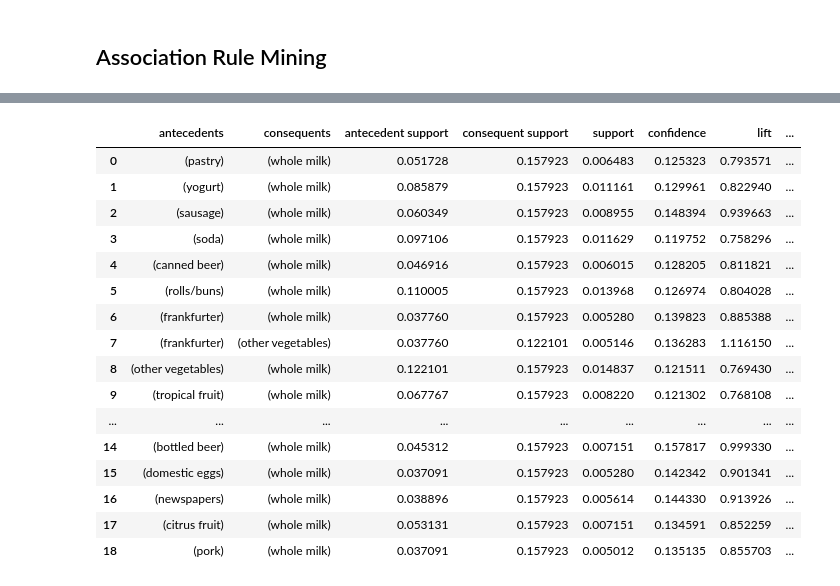
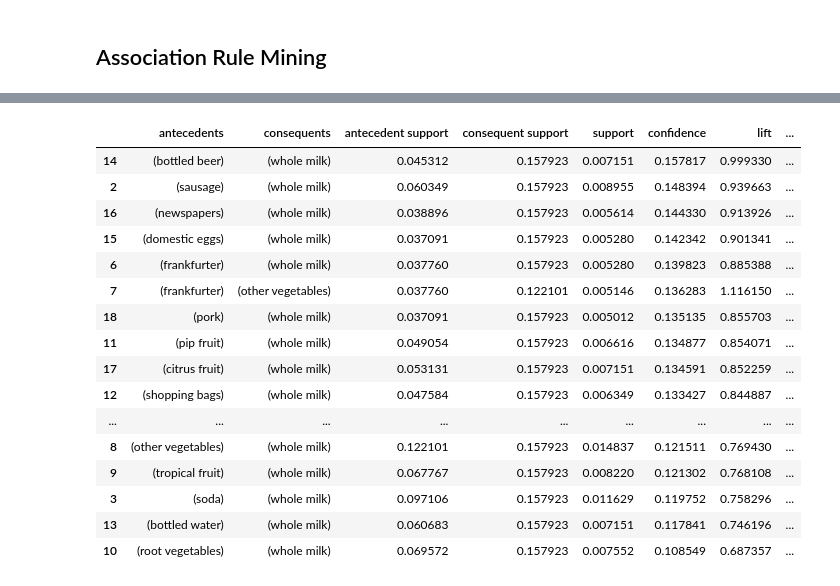
Before and after one commit to GUC-DM/W2020, a Jupyter notebook: lab_content/Lab_09_Complete.ipynb, the cells around one changed output, grey strips where cells are left out. Saved outputs shown, nothing was run; the diff lists cells and outputs as text; code cells hidden in the pictures.

```diff
--- a/lab_content/Lab_09_Complete.ipynb
+++ b/lab_content/Lab_09_Complete.ipynb
@@ -101,5 +134,5 @@ ax.set_ylabel('Count');
 # %%
-enc_df = df.drop_duplicates().pivot(index=['Member_number', 'Date'], columns='itemDescription', values='itemDescription')
+enc_df = df[['Member_number', 'Date', 'itemDescription']].drop_duplicates().pivot(index=['Member_number', 'Date'], columns='itemDescription', values='itemDescription')
 enc_df
 # %% [output]
 |  | itemDescription | Instant food products | UHT-milk | abrasive cleaner | artif. sweetener | ... |
@@ -183,20 +222,20 @@ $conf(A \Rightarrow B)=\dfrac{supp(A \cup B)}{supp(A)}$
 # %%
-association_rules(freq_items, metric='confidence', min_threshold=0.1)
+association_rules(freq_items, metric='confidence', min_threshold=0.1).sort_values('confidence', ascending=False)
 # %% [output]
 |  | antecedents | consequents | antecedent support | consequent support | support | confidence | lift | ... |
-| 0 | (pastry) | (whole milk) | 0.051728 | 0.157923 | 0.006483 | 0.125323 | 0.793571 | ... |
-| 1 | (yogurt) | (whole milk) | 0.085879 | 0.157923 | 0.011161 | 0.129961 | 0.822940 | ... |
+| 14 | (bottled beer) | (whole milk) | 0.045312 | 0.157923 | 0.007151 | 0.157817 | 0.999330 | ... |
 | 2 | (sausage) | (whole milk) | 0.060349 | 0.157923 | 0.008955 | 0.148394 | 0.939663 | ... |
-| 3 | (soda) | (whole milk) | 0.097106 | 0.157923 | 0.011629 | 0.119752 | 0.758296 | ... |
-| 4 | (canned beer) | (whole milk) | 0.046916 | 0.157923 | 0.006015 | 0.128205 | 0.811821 | ... |
-| 5 | (rolls/buns) | (whole milk) | 0.110005 | 0.157923 | 0.013968 | 0.126974 | 0.804028 | ... |
+| 16 | (newspapers) | (whole milk) | 0.038896 | 0.157923 | 0.005614 | 0.144330 | 0.913926 | ... |
+| 15 | (domestic eggs) | (whole milk) | 0.037091 | 0.157923 | 0.005280 | 0.142342 | 0.901341 | ... |
 | 6 | (frankfurter) | (whole milk) | 0.037760 | 0.157923 | 0.005280 | 0.139823 | 0.885388 | ... |
 | 7 | (frankfurter) | (other vegetables) | 0.037760 | 0.122101 | 0.005146 | 0.136283 | 1.116150 | ... |
+| 18 | (pork) | (whole milk) | 0.037091 | 0.157923 | 0.005012 | 0.135135 | 0.855703 | ... |
+| 11 | (pip fruit) | (whole milk) | 0.049054 | 0.157923 | 0.006616 | 0.134877 | 0.854071 | ... |
+| 17 | (citrus fruit) | (whole milk) | 0.053131 | 0.157923 | 0.007151 | 0.134591 | 0.852259 | ... |
+| 12 | (shopping bags) | (whole milk) | 0.047584 | 0.157923 | 0.006349 | 0.133427 | 0.844887 | ... |
+| ... | ... | ... | ... | ... | ... | ... | ... | ... |
 | 8 | (other vegetables) | (whole milk) | 0.122101 | 0.157923 | 0.014837 | 0.121511 | 0.769430 | ... |
 | 9 | (tropical fruit) | (whole milk) | 0.067767 | 0.157923 | 0.008220 | 0.121302 | 0.768108 | ... |
-| ... | ... | ... | ... | ... | ... | ... | ... | ... |
-| 14 | (bottled beer) | (whole milk) | 0.045312 | 0.157923 | 0.007151 | 0.157817 | 0.999330 | ... |
-| 15 | (domestic eggs) | (whole milk) | 0.037091 | 0.157923 | 0.005280 | 0.142342 | 0.901341 | ... |
-| 16 | (newspapers) | (whole milk) | 0.038896 | 0.157923 | 0.005614 | 0.144330 | 0.913926 | ... |
-| 17 | (citrus fruit) | (whole milk) | 0.053131 | 0.157923 | 0.007151 | 0.134591 | 0.852259 | ... |
-| 18 | (pork) | (whole milk) | 0.037091 | 0.157923 | 0.005012 | 0.135135 | 0.855703 | ... |
+| 3 | (soda) | (whole milk) | 0.097106 | 0.157923 | 0.011629 | 0.119752 | 0.758296 | ... |
+| 13 | (bottled water) | (whole milk) | 0.060683 | 0.157923 | 0.007151 | 0.117841 | 0.746196 | ... |
+| 10 | (root vegetables) | (whole milk) | 0.069572 | 0.157923 | 0.007552 | 0.108549 | 0.687357 | ... |
```
Also changed, not shown: parts of 23 cells of this notebook, 2 other files.
